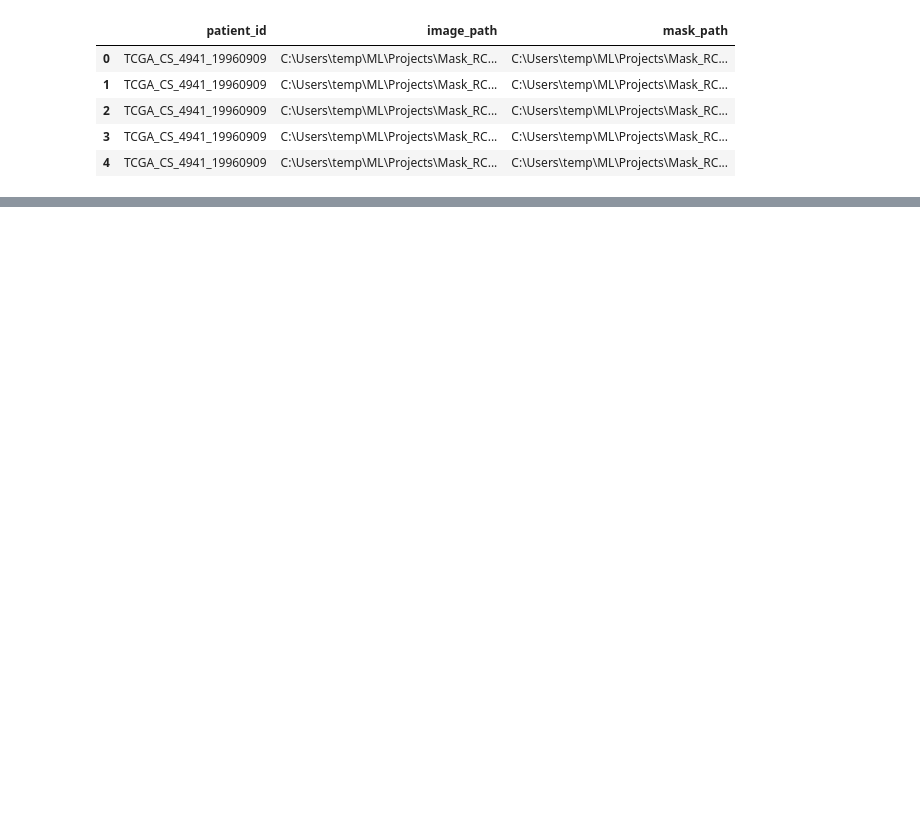
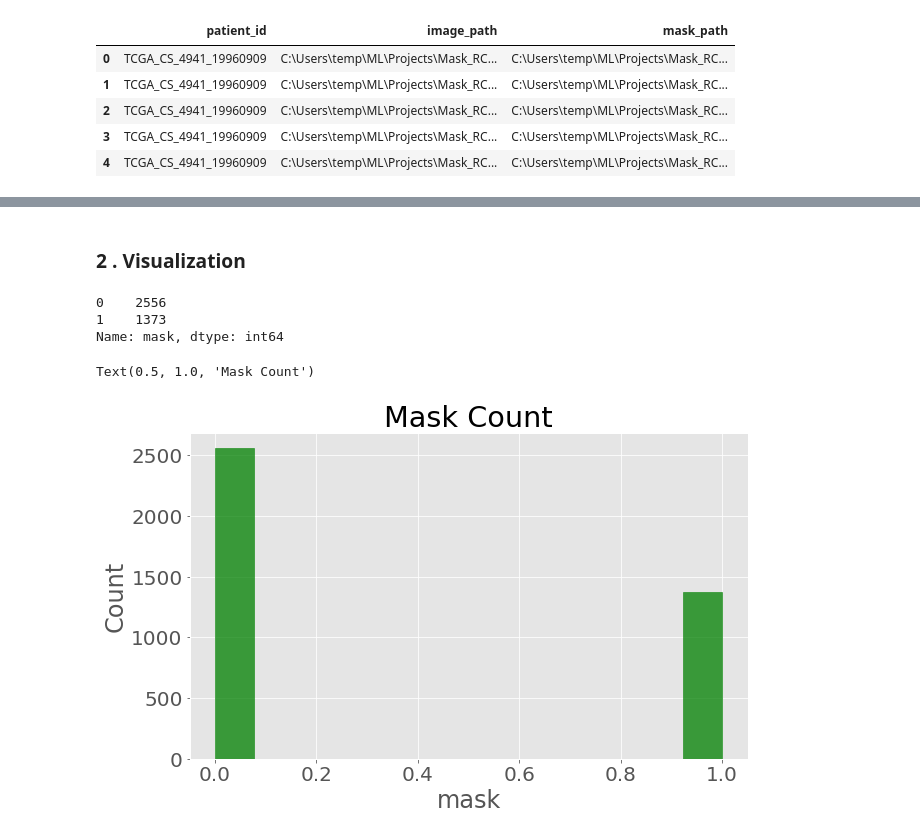
Before and after one commit to rajuzumaki2207/Brain_tumour_detection_RCNN, a Jupyter notebook: Brain_MRI_Detection.ipynb, the cells around one changed output, grey strips where cells are left out. Drawn from its saved outputs; the diff is of its cells as text; code cells hidden in the pictures; blank space fills up the shorter version.

```diff
--- a/Brain_MRI_Detection.ipynb
+++ b/Brain_MRI_Detection.ipynb
@@ -173,0 +174,16 @@ brain_df.sample(5)
+# %% [markdown]
+### 2 . Visualization
+# %%
+brain_df['mask'].value_counts() ## show how many mask [1] and no mask [0] we have
+# %% [output]
+0    2556
+1    1373
+Name: mask, dtype: int64
+# %%
+plt.figure(figsize=(10,6))
+plt.rcParams.update({'font.size':20})
+sns.histplot(data=brain_df, x= brain_df['mask'], element="step",  color= 'g')
+plt.title('Mask Count')
+# %% [output]
+Text(0.5, 1.0, 'Mask Count')
+[figure, added]
```
Also changed, not shown: parts of 6 cells of this notebook.
